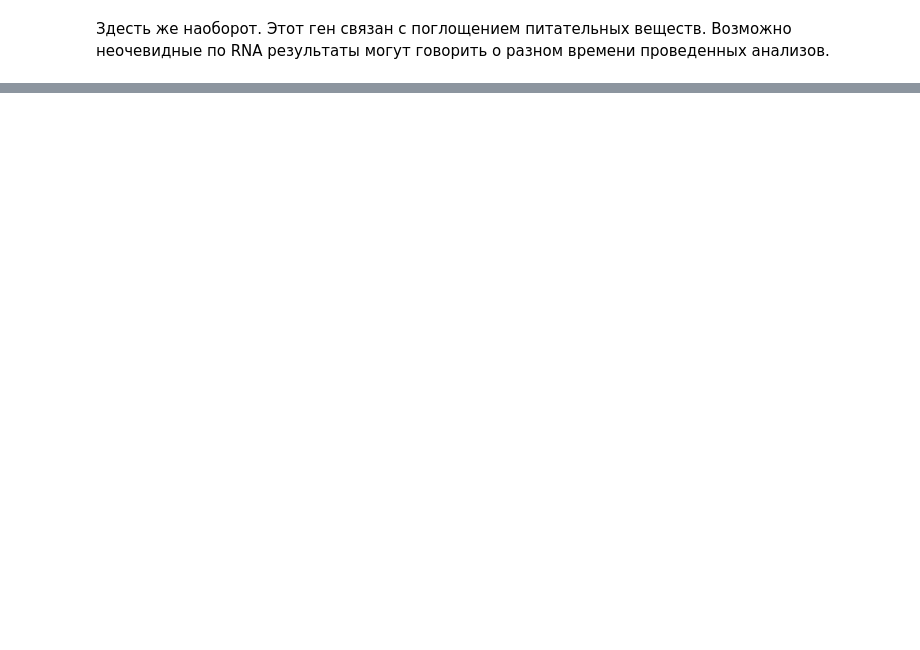
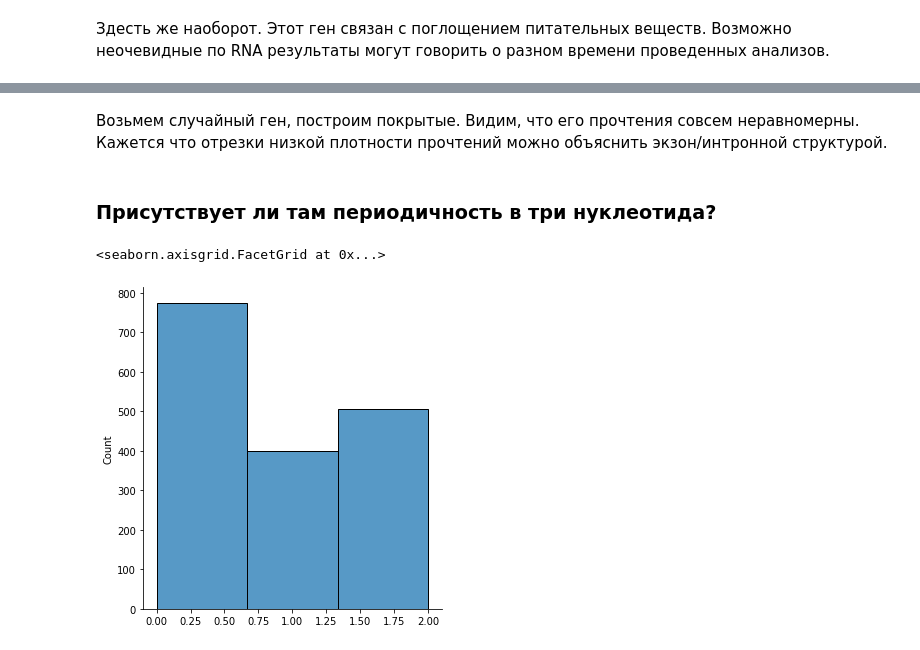
Before and after one commit to Nazar1997/RiboSeq, a Jupyter notebook: Beknazarov.ipynb, the cells around one changed output, grey strips where cells are left out. Saved outputs shown, nothing was run; the diff lists cells and outputs as text; code cells hidden in the pictures; blank space fills up the shorter version.

```diff
--- a/Beknazarov.ipynb
+++ b/Beknazarov.ipynb
@@ -461,0 +483,33 @@ plt.grid()
+# %%
+genes = {"f":[], "b":[]}
+
+for y in gff[0].features:
+    for x in y.sub_features:
+        gene_name = y.qualifiers['Name'][0]
+        if x.type == 'CDS':
+            genes['f' if x.location.strand == 1
+                  else 'b'].append((int(x.location.start),
+                                    int(x.location.end),
+                                    gene_name))
+genes["f"].sort()
+genes["b"].sort()
+# %%
+wig = []
+
+f = open('HSE_RiboSeq_HT/02. RiboSeq_EColi_track_f.wig')
+wig.extend([(int(x.split('\t')[0]),
+            int(x.split('\t')[1]), 'f') for x in f.read().split('\n')[1:-1]])
+f = open('HSE_RiboSeq_HT/02. RiboSeq_EColi_track_r.wig')
+wig.extend([(int(x.split('\t')[0]),
+            int(x.split('\t')[1]), 'b') for x in f.read().split('\n')[1:-1]])
+# %%
+all_genes = {i[2] for i in genes["f"] + genes["b"]}
+coverage = {i:[] for i in all_genes}
+# %%
+for x in wig:
+    found = bisect.bisect(genes[x[2]], (x[0], 5000000, ""))
+    if found == 0:
+        continue
+    left, right, gene = genes[x[2]][found-1]
+    if right > x[0]:
+        coverage[gene].append((x[0] - left, x[1]))
@@ -461,0 +535,9 @@ plt.grid()
+# %% [markdown]
+Возьмем случайный ген, построим покрытые. Видим, что его прочтения совсем неравномерны. Кажется что отрезки низкой плотности прочтений можно объяснить экзон/интронной структурой.
+# %% [markdown]
+### Присутствует ли там периодичность в три нуклеотида?
+# %%
+sns.displot([(x[0]) % 3 for x in coverage['rcnB'] for i in range(x[1])], bins=3)
+# %% [output]
+<seaborn.axisgrid.FacetGrid at 0x...>
+[figure, added]
```
Also changed, not shown: parts of 24 cells of this notebook.
